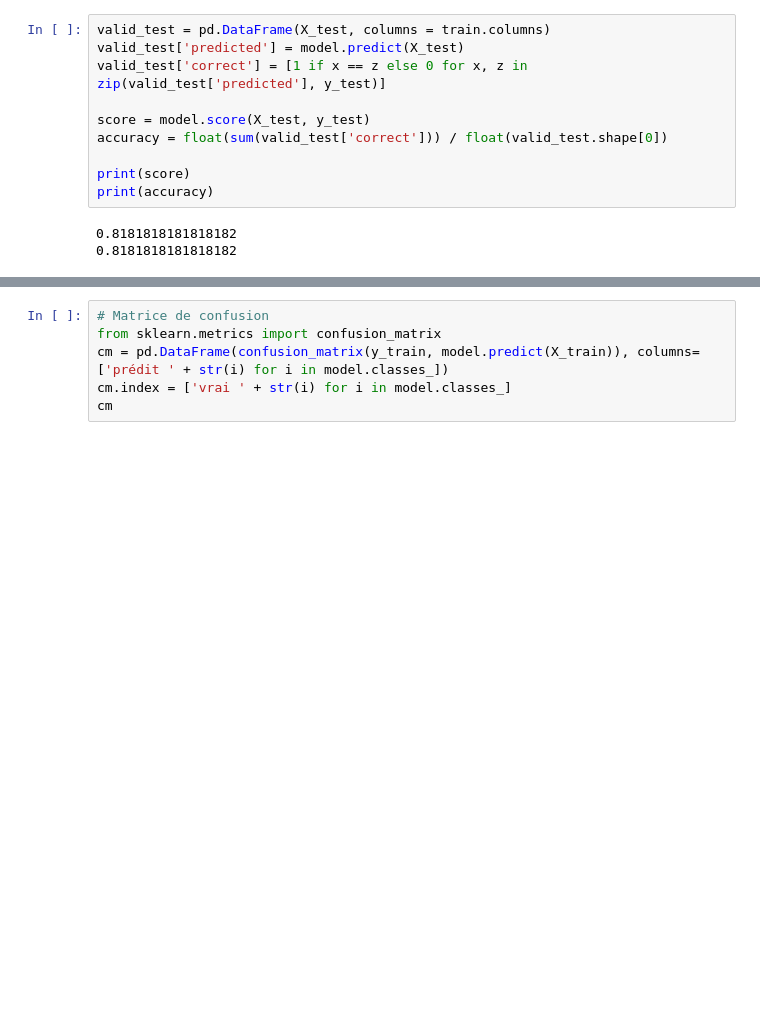
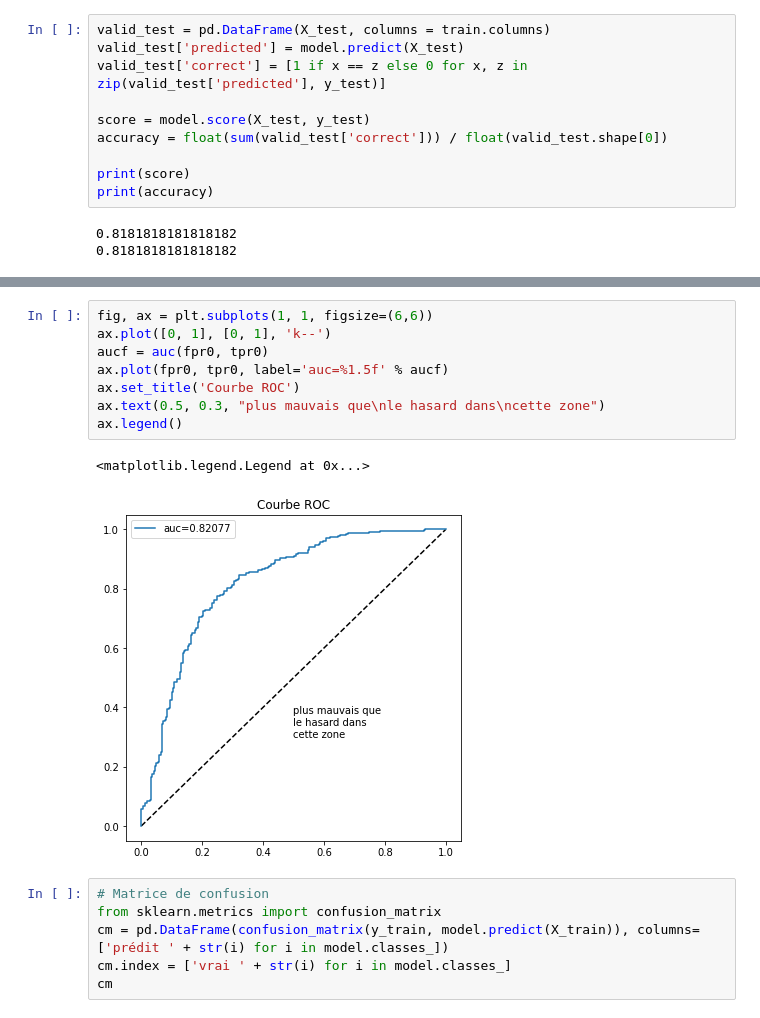
Before and after one commit to supermomie/titanic, a Jupyter notebook: Titatic.ipynb, the cells around one changed output, grey strips where cells are left out. Drawn from its saved outputs; the diff is of its cells as text; blank space fills up the shorter version.

```diff
--- a/Titatic.ipynb
+++ b/Titatic.ipynb
@@ -244,3 +271,14 @@ print(accuracy)
+# %%
+fig, ax = plt.subplots(1, 1, figsize=(6,6))
+ax.plot([0, 1], [0, 1], 'k--')
+aucf = auc(fpr0, tpr0)
+ax.plot(fpr0, tpr0, label='auc=%1.5f' % aucf)
+ax.set_title('Courbe ROC')
+ax.text(0.5, 0.3, "plus mauvais que\nle hasard dans\ncette zone")
+ax.legend()
+# %% [output]
+<matplotlib.legend.Legend at 0x...>
+[figure, added]
 # %%
 # Matrice de confusion
 from sklearn.metrics import confusion_matrix
```
Also changed, not shown: parts of 5 cells of this notebook.
